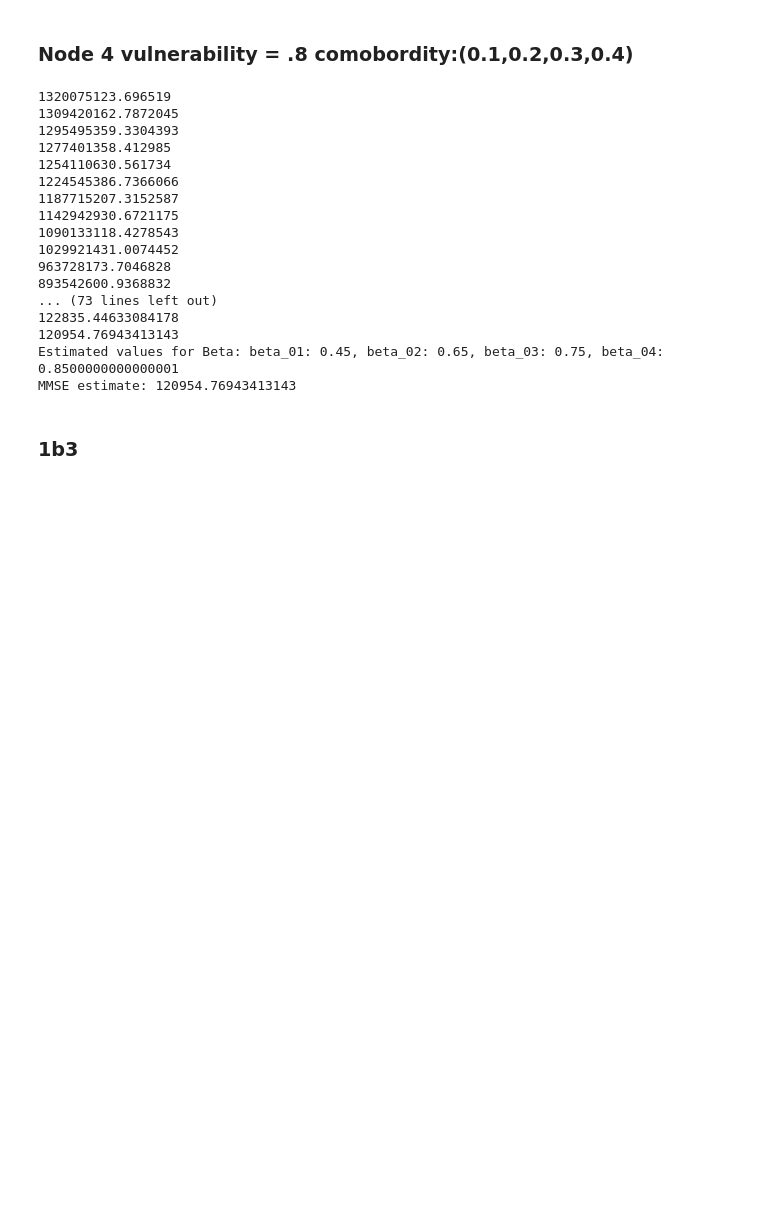
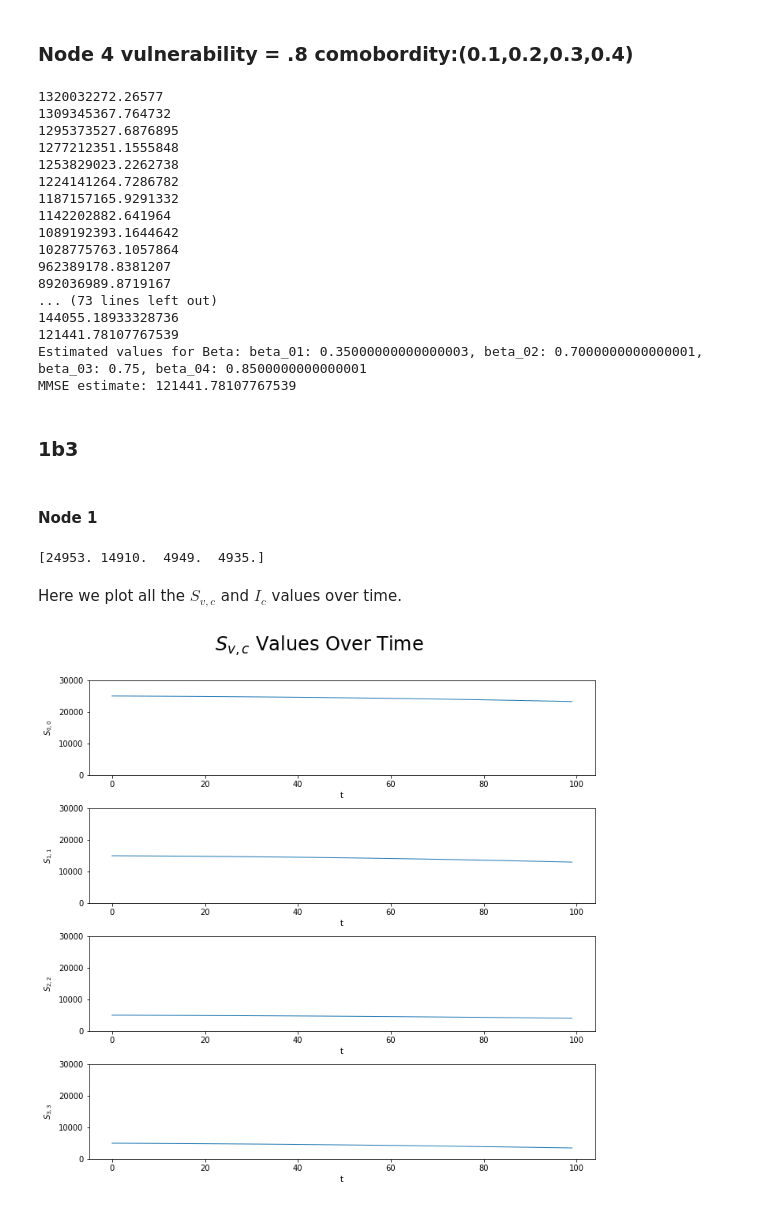
Before and after one commit to rtora/Monitoring-COVID-19-Infections-through-Wastewater-Surveillance, a Jupyter notebook: Part1.ipynb, the cells around one changed output. Cells and saved outputs as stored; diff of their text form; code cells hidden in the pictures; blank space fills up the shorter version.

```diff
--- a/Part1.ipynb
+++ b/Part1.ipynb
@@ -771,7 +791,7 @@ N = data1b["N"]
 beta_grid=np.linspace(0,1,21)
 P0_grid=np.arange(0,16)
 t = np.linspace(0,19,20)
-S_0 = np.outer(N-data1b["Ic_0"][10:15].sum(axis=1),[0.3,0.3,0.2,0.2])
+S_0 = N*[0.3,0.3,0.2,0.2]-data1b["Ic_0"][10:15]
 gamma = data1b['gamma'].reshape(1)[0]
 
 def SIR_model(t, Y, betas, gamma):
@@ -864,7 +884,7 @@ N = data1b["N"]
 beta_grid=np.linspace(0,1,21)
 P0_grid=np.arange(0,16)
 t = np.linspace(0,19,20)
-S_0 = np.outer(N-data1b["Ic_0"][15:20].sum(axis=1),[0.1,0.2,0.3,0.4])
+S_0 = N*[0.1,0.2,0.3,0.4]-data1b["Ic_0"][15:20]
 gamma = data1b['gamma'].reshape(1)[0]
 
 initial_vec = np.zeros((5,9))
@@ -910,22 +930,22 @@ for (beta_01,beta_02,beta_03,beta_04) in product(beta_grid, beta_grid, beta_grid
 print(f"Estimated values for Beta: beta_01: {mbeta_01}, beta_02: {mbeta_02}, beta_03: {mbeta_03}, beta_04: {mbeta_04}")
 print(f"MMSE estimate: {mmse}")
 # %% [output]
-1320075123.696519
-1309420162.7872045
-1295495359.3304393
-1277401358.412985
-1254110630.561734
-1224545386.7366066
-1187715207.3152587
-1142942930.6721175
-1090133118.4278543
-1029921431.0074452
-963728173.7046828
-893542600.9368832
+1320032272.26577
+1309345367.764732
+1295373527.6876895
+1277212351.1555848
+1253829023.2262738
+1224141264.7286782
+1187157165.9291332
+1142202882.641964
+1089192393.1644642
+1028775763.1057864
+962389178.8381207
+892036989.8719167
 ... (73 lines left out)
-122835.44633084178
-120954.76943413143
-Estimated values for Beta: beta_01: 0.45, beta_02: 0.65, beta_03: 0.75, beta_04: 0.8500000000000001
-MMSE estimate: 120954.76943413143
+144055.18933328736
+121441.78107767539
+Estimated values for Beta: beta_01: 0.35000000000000003, beta_02: 0.7000000000000001, beta_03: 0.75, beta_04: 0.8500000000000001
+MMSE estimate: 121441.78107767539
 # %% [markdown]
 ### 1b3
@@ -946,0 +952,22 @@ plt.show()
+# %% [markdown]
+#### Node 1
+# %%
+t = np.linspace(0,99,100)
+N = data1b['N']
+betas = np.array([0.05, 0.1, 0.15000000000000002, 0.25])
+gamma = data1a['gamma'].reshape(1)[0]
+S_0 = N*[0.5,0.3,0.1,0.1]-data1b["Ic_0"][0]
+gamma = data1b['gamma'].reshape(1)[0]
+initial_vec = (np.concatenate([S_0,data1b['Ic_0'][0].flatten(),R_0]))
+print(S_0)
+# %% [output]
+[24953. 14910.  4949.  4935.]
+# %%
+# Solving the initial value problem
+
+from scipy.integrate import solve_ivp
+
+soln_obj=integrate.solve_ivp(SIR_model, (t[0],t[-1]), initial_vec, \
+                             args = [betas, gamma],\
+                             dense_output=True)
+solutions = soln_obj.sol(t)
@@ -946,0 +980,21 @@ plt.show()
+# %% [markdown]
+Here we plot all the $S_{v,c}$ and $I_c$ values over time.
+# %%
+# S_v,c's
+plt.figure(figsize=(10,10))
+
+for i in range(0,4):
+
+    plt.subplot(4,1, i+1)
+    plt.ylim(-10, 30000)
+    plt.plot(t, soln_obj.sol(t)[i], linewidth=1)
+    plt.xlabel("t")
+    plt.ylabel('$S_{{{},{}}}$'.format(i, i)).set_rotation(90)
+
+
+plt.tight_layout()
+plt.suptitle('$S_{v,c}$ Values Over Time', fontsize = 24)
+plt.subplots_adjust(top=.90)
+plt.show()
+# %% [output]
+[figure, added]
```
Also changed, not shown: parts of 42 cells of this notebook.
